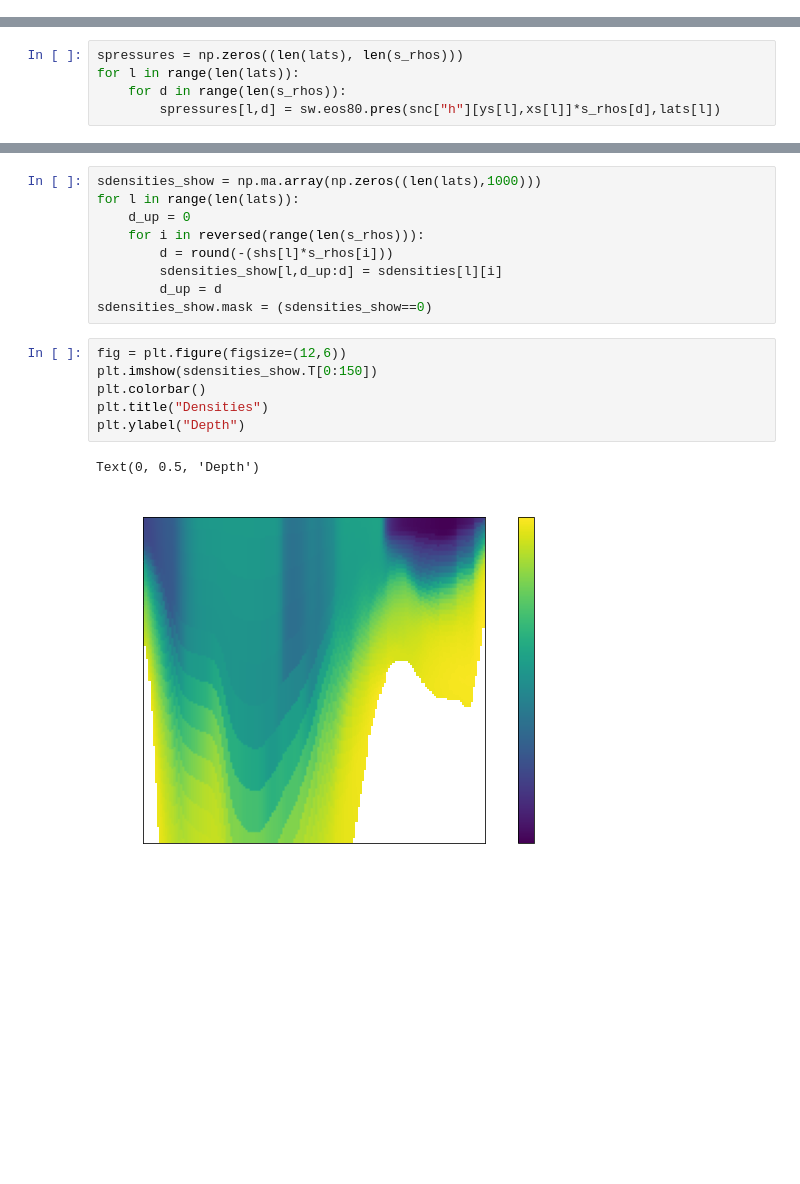
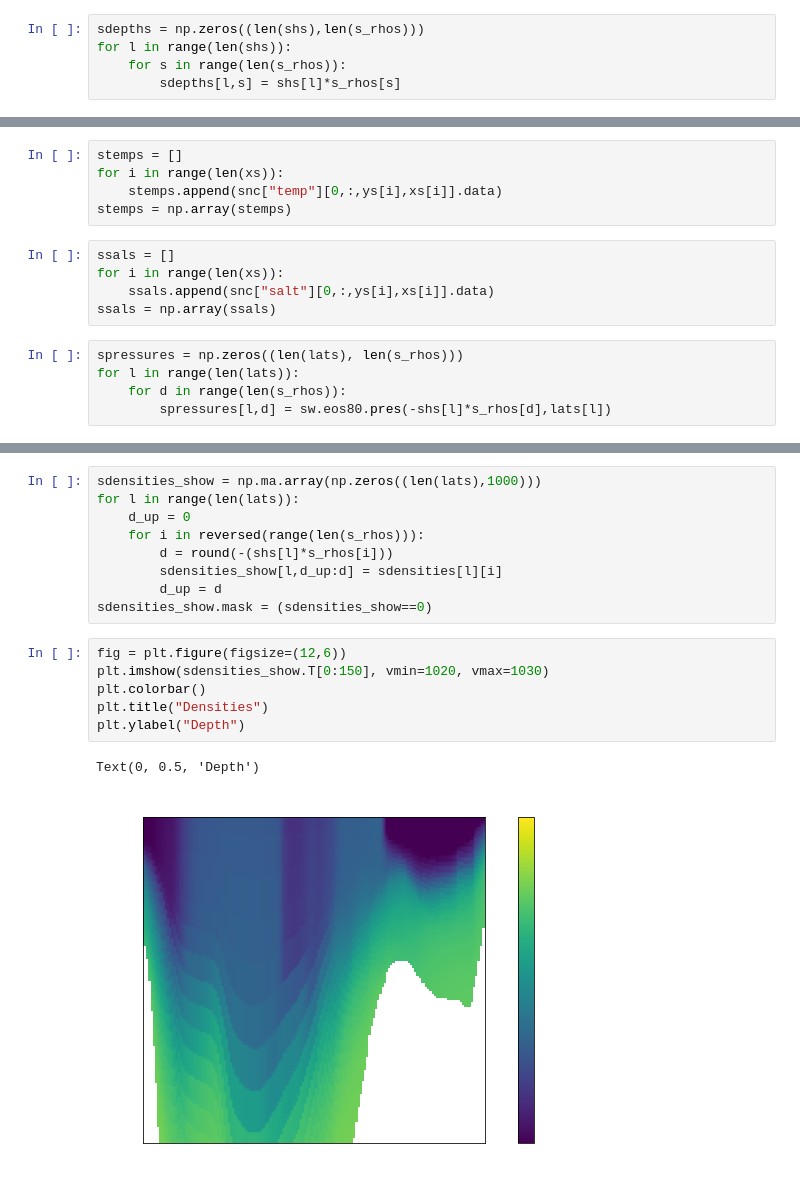
Before and after one commit to sintefmath/reduced-gravity-ocean-model, a Jupyter notebook: notebooks/densitiyProfiles.ipynb, the cells around one changed output, grey strips where cells are left out. Saved outputs shown, nothing was run; the diff lists cells and outputs as text; blank space fills up the shorter version.

```diff
--- a/notebooks/densitiyProfiles.ipynb
+++ b/notebooks/densitiyProfiles.ipynb
@@ -205,3 +197,8 @@ s_rhos = snc["s_rho"][:].data
 shs = []
 for i in range(len(lats)):
     shs.append(snc["h"][ys[i],xs[i]].data.item())
+# %%
+sdepths = np.zeros((len(shs),len(s_rhos)))
+for l in range(len(shs)):
+    for s in range(len(s_rhos)):
+        sdepths[l,s] = shs[l]*s_rhos[s]
@@ -208,8 +210,18 @@ for i in range(len(lats)):
+# %%
+stemps = []
+for i in range(len(xs)):
+    stemps.append(snc["temp"][0,:,ys[i],xs[i]].data)
+stemps = np.array(stemps)
+# %%
+ssals = []
+for i in range(len(xs)):
+    ssals.append(snc["salt"][0,:,ys[i],xs[i]].data)
+ssals = np.array(ssals)
 # %%
 spressures = np.zeros((len(lats), len(s_rhos)))
 for l in range(len(lats)):
     for d in range(len(s_rhos)):
-        spressures[l,d] = sw.eos80.pres(snc["h"][ys[l],xs[l]]*s_rhos[d],lats[l])
+        spressures[l,d] = sw.eos80.pres(-shs[l]*s_rhos[d],lats[l])
 # %%
 sdensities = np.zeros_like(stemps)
 for l in range(len(lats)):
@@ -226,10 +238,10 @@ for l in range(len(lats)):
 sdensities_show.mask = (sdensities_show==0)
 # %%
 fig = plt.figure(figsize=(12,6))
-plt.imshow(sdensities_show.T[0:150])
+plt.imshow(sdensities_show.T[0:150], vmin=1020, vmax=1030)
 plt.colorbar()
 plt.title("Densities")
 plt.ylabel("Depth")
 # %% [output]
 Text(0, 0.5, 'Depth')
-[figure, old version]
+[figure, new version]
```
Also changed, not shown: parts of 13 cells of this notebook.
